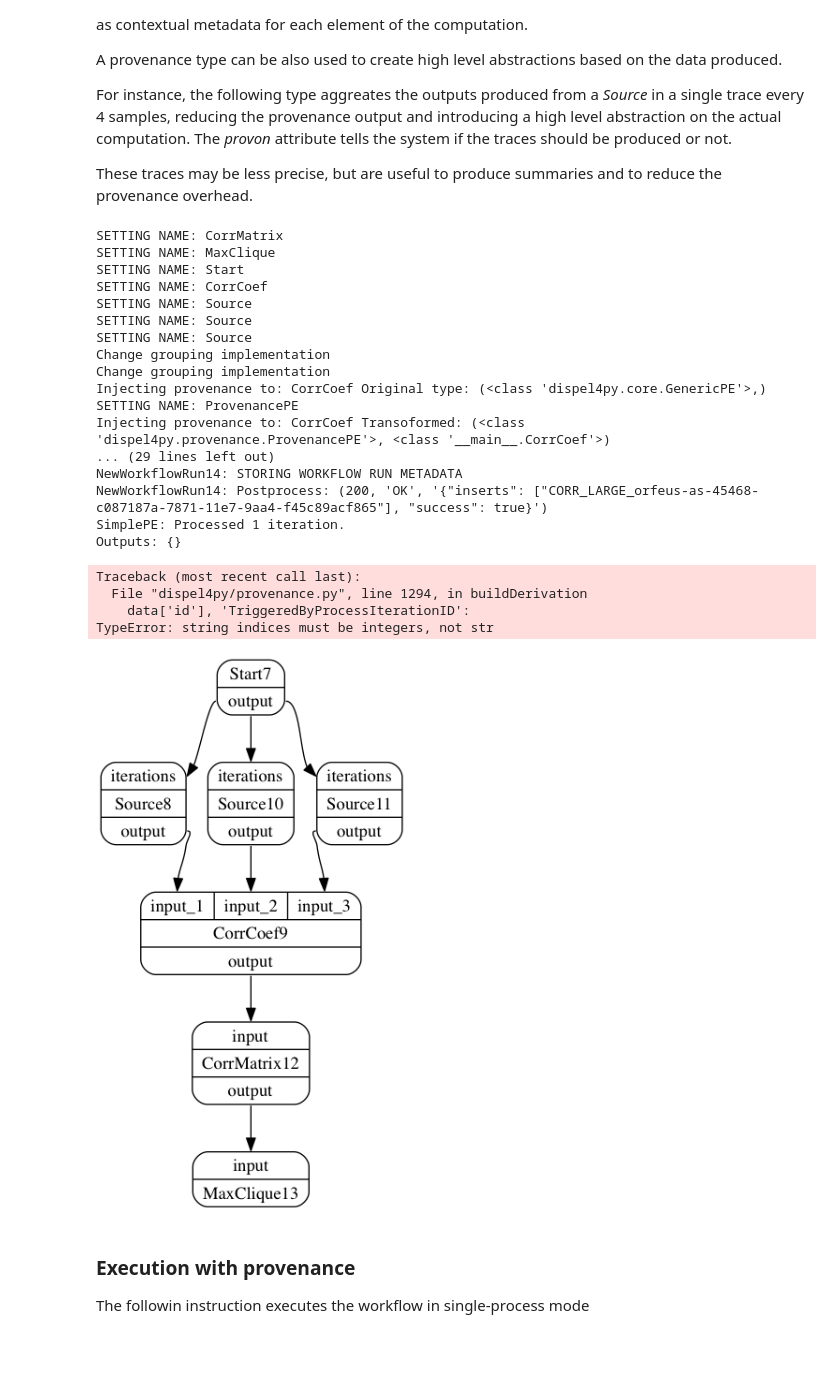
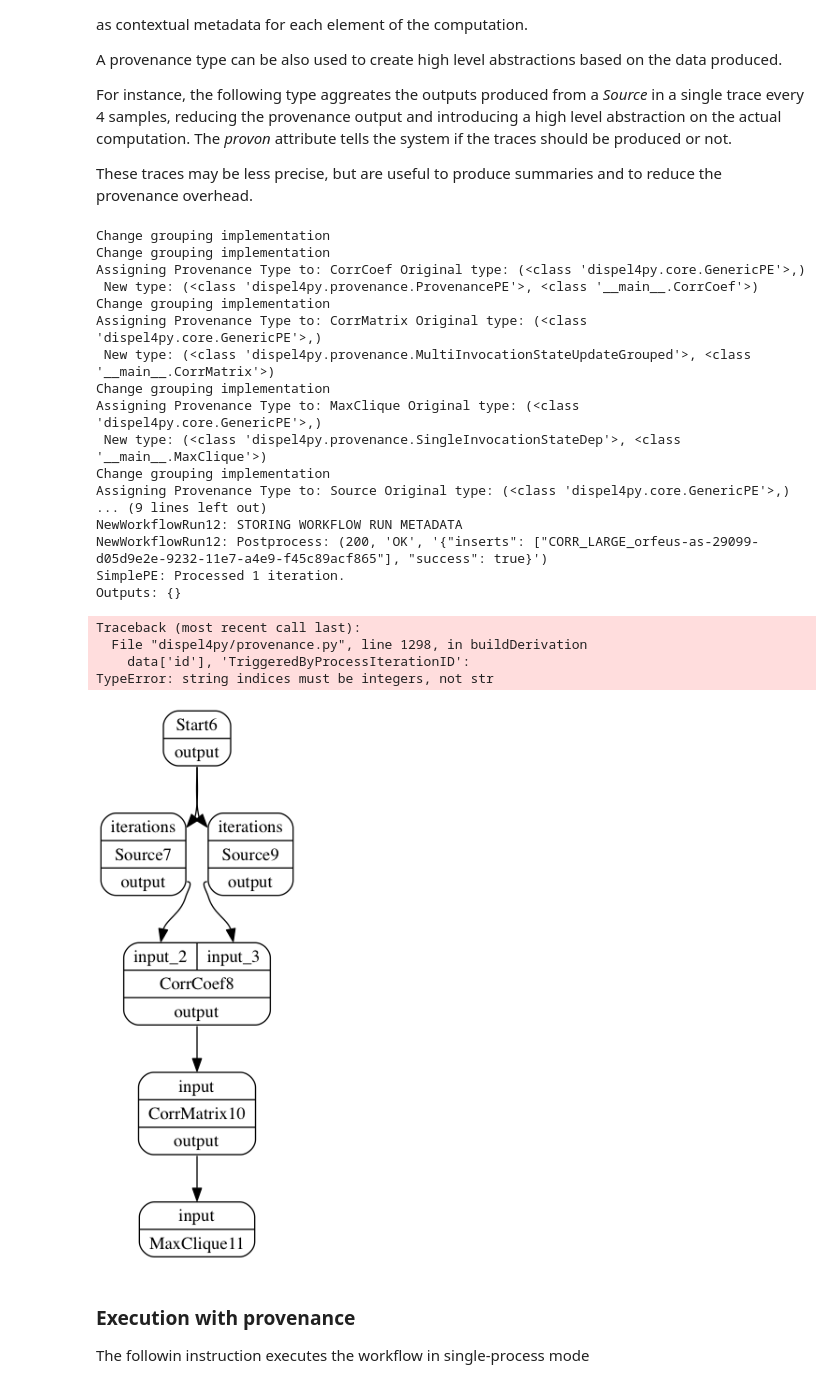
Before and after one commit to dispel4py2-0/Dispel4Py, a Jupyter notebook: d4py-prov-correlation-analysis.ipynb, the cells around one changed output. Drawn from its saved outputs; the diff is of its cells as text; code cells hidden in the pictures; blank space fills up the shorter version.

```diff
--- a/d4py-prov-correlation-analysis.ipynb
+++ b/d4py-prov-correlation-analysis.ipynb
@@ -310,9 +323,9 @@ class CorrCoef(GenericPE):
 Eeach <i>iteration</i> prduces a batch of samples of size <i>batch_size</i> at the specified <i>sampling_rate</i>
 # %%
 
-variables_number=3
+variables_number=2
 sampling_rate=100
-batch_size=5
+batch_size=3
 iterations=2
 
 input_data = {"Start": [{"iterations": [iterations]}]}
@@ -337,7 +350,7 @@ def createWf():
     cc.prov_cluster='record1'
 
 
-    for i in range(0,variables_number):
+    for i in range(1,variables_number+1):
         sources[i] = Source(sampling_rate,i,batch_size)
         sources[i].prov_cluster='record0'
         #'+str(i%variables_number)
@@ -345,7 +358,7 @@ def createWf():
         sources[i].numprocesses=1
         #sources[i].name="Source"+str(i)
 
-    for h in range(0,variables_number):
+    for h in range(1,variables_number+1):
         cc._add_input('input'+'_'+str(h+1),grouping=[0])
         graph.connect(start,'output',sources[h],'iterations')
         graph.connect(sources[h],'output',cc,'input'+'_'+str(h+1))
@@ -357,11 +370,3 @@ def createWf():
 
 
     return graph
-
-
-graph=createWf()
-#Visualise the graph
-from dispel4py.visualisation import display
-display(graph)
-
-print ("Preparing for: "+str(iterations/batch_size)+" projections" )
@@ -519,7 +525,6 @@ ProvenancePE.PROV_PATH='./prov-files/'
 ProvenancePE.BULK_SIZE=1
 
 #ProvenancePE.REPOS_URL='http://climate4impact.eu/prov/workflow/insert'
-
 
 def createGraphWithProv():
 
@@ -534,50 +539,51 @@ def createGraphWithProv():
 
     #Initialise provenance storage end associate a Provenance type with specific components:
     profile_prov_run(graph,None, provImpClass=(ProvenancePE,),
                      username='aspinuso',
                      runId=rid,
                      input=[{'name':'variables_number','url':variables_number},
                             {'name':'sampling_rate','url':sampling_rate},
                             {'name':'batch_size','url':batch_size},
                             {'name':'iterations','url':iterations}],
                      w3c_prov=False,
                      description="provState",
                      workflowName="test_rdwd",
                      workflowId="xx",
                      componentsType= {'MaxClique':{'type':(SingleInvocationStateDep,),'state_dep_port':'graph'},
-                                      'CorrMatrix':{'type':(AccumulateFlowGrouped,),'state_dep_port':'output'}},
-                                     save_mode='service')
+                                      'CorrMatrix':{'type':(MultiInvocationStateUpdateGrouped,)}},
+                                      #'CorrCoef':{'type':(MultiInvocationStateUpdateGrouped,)}},#
+                                       save_mode='service')
 
     #
     return graph
 
 
 graph=createGraphWithProv()
 
 display(graph)
 # %% [output]
-SETTING NAME: CorrMatrix
-SETTING NAME: MaxClique
-SETTING NAME: Start
-SETTING NAME: CorrCoef
-SETTING NAME: Source
-SETTING NAME: Source
-SETTING NAME: Source
 Change grouping implementation
 Change grouping implementation
-Injecting provenance to: CorrCoef Original type: (<class 'dispel4py.core.GenericPE'>,)
-SETTING NAME: ProvenancePE
-Injecting provenance to: CorrCoef Transoformed: (<class 'dispel4py.provenance.ProvenancePE'>, <class '__main__.CorrCoef'>)
-... (29 lines left out)
-NewWorkflowRun14: STORING WORKFLOW RUN METADATA
-NewWorkflowRun14: Postprocess: (200, 'OK', '{"inserts": ["CORR_LARGE_orfeus-as-45468-c087187a-7871-11e7-9aa4-f45c89acf865"], "success": true}')
+Assigning Provenance Type to: CorrCoef Original type: (<class 'dispel4py.core.GenericPE'>,)
+ New type: (<class 'dispel4py.provenance.ProvenancePE'>, <class '__main__.CorrCoef'>)
+Change grouping implementation
+Assigning Provenance Type to: CorrMatrix Original type: (<class 'dispel4py.core.GenericPE'>,)
+ New type: (<class 'dispel4py.provenance.MultiInvocationStateUpdateGrouped'>, <class '__main__.CorrMatrix'>)
+Change grouping implementation
+Assigning Provenance Type to: MaxClique Original type: (<class 'dispel4py.core.GenericPE'>,)
+ New type: (<class 'dispel4py.provenance.SingleInvocationStateDep'>, <class '__main__.MaxClique'>)
+Change grouping implementation
+Assigning Provenance Type to: Source Original type: (<class 'dispel4py.core.GenericPE'>,)
+... (9 lines left out)
+NewWorkflowRun12: STORING WORKFLOW RUN METADATA
+NewWorkflowRun12: Postprocess: (200, 'OK', '{"inserts": ["CORR_LARGE_orfeus-as-29099-d05d9e2e-9232-11e7-a4e9-f45c89acf865"], "success": true}')
 SimplePE: Processed 1 iteration.
 Outputs: {}
 Traceback (most recent call last):
-  File "dispel4py/provenance.py", line 1294, in buildDerivation
+  File "dispel4py/provenance.py", line 1298, in buildDerivation
     data['id'], 'TriggeredByProcessIterationID':
 TypeError: string indices must be integers, not str
-[figure, old version]
+[figure, new version]
 # %% [markdown]
 ### Execution with provenance
 The followin instruction executes the workflow in single-process mode
```
Also changed, not shown: parts of 7 cells of this notebook, 1 other file.
